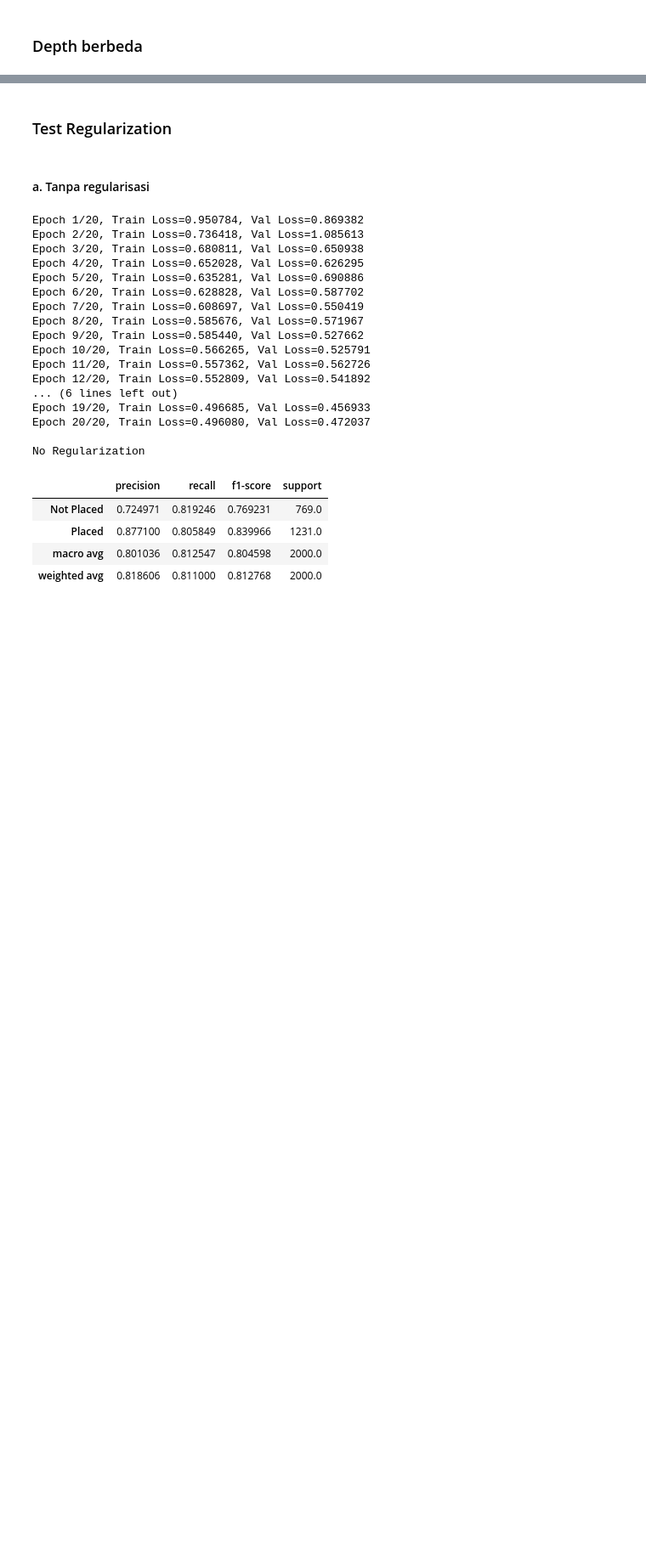
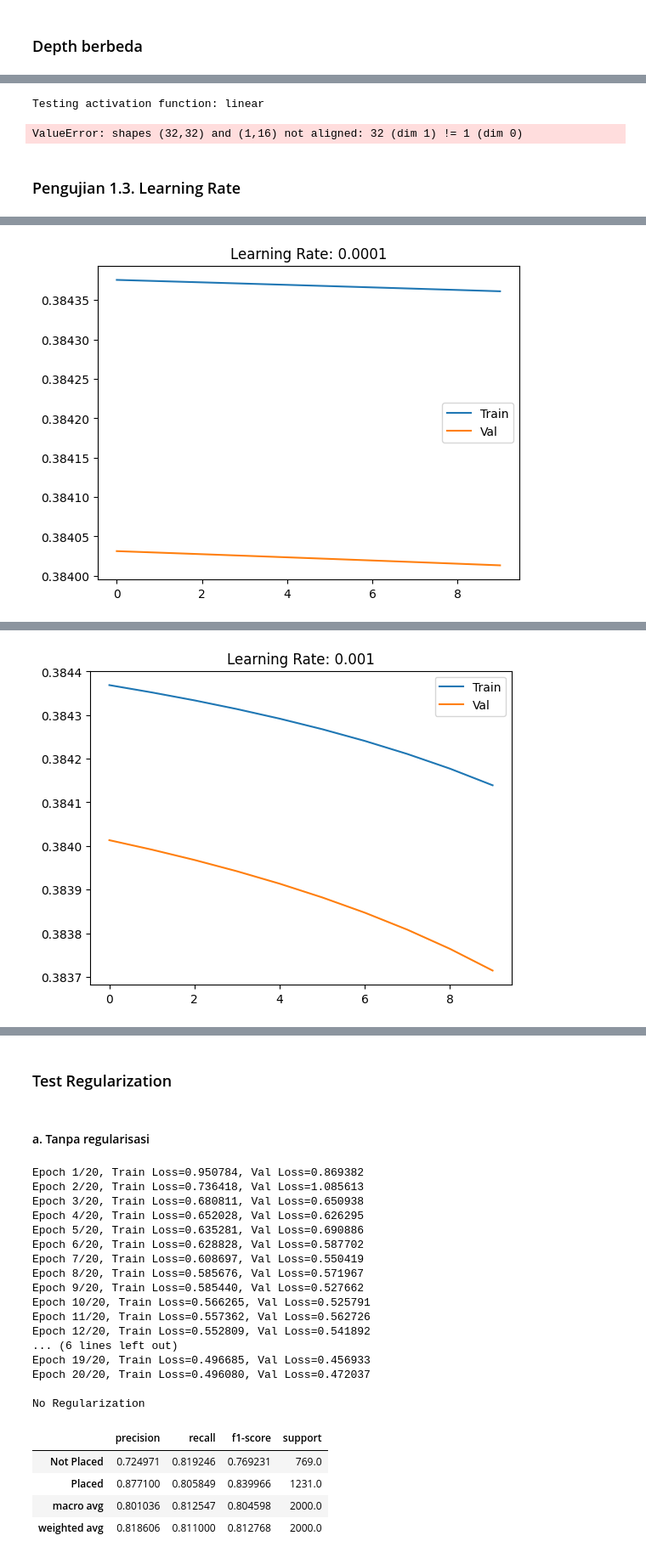
Before and after one commit to DiyahSusan/Tubes1-IF3270-ciamso, a Jupyter notebook: src/test.ipynb, the cells around one changed output, grey strips where cells are left out. Shown at 85% size. Drawn from its saved outputs; the diff is of its cells as text; code cells hidden in the pictures; blank space fills up the shorter version.

```diff
--- a/src/test.ipynb
+++ b/src/test.ipynb
@@ -501,0 +510,77 @@ Epoch 10/10, Train Loss=1.294739, Val Loss=1.294425
+# %%
+activation = {
+    "linear": (linear, linear_prime),
+    "relu": (relu, relu_prime),
+    "sigmoid": (sigmoid, sigmoid_prime),
+    "tanh": (hyperbolic_tangent, hyperbolic_tangent_prime),
+    # "softmax": (softmax, softmax_prime)
+}
+
+
+
+for act in activation:
+    print(f"Testing activation function: {act}")
+    model = NeuralNetwork()
+    model.add(DenseLayer(24, 16, he_init, l1_lambda=0.001, l2_lambda=0.01, seed=42))
+    model.add(ActivationLayer(*activation[act]))
+    model.add(DenseLayer(16, 16, he_init, l1_lambda=0.001, l2_lambda=0.01, seed=42))
+    model.add(ActivationLayer(*activation[act]))
+    model.add(DenseLayer(16, 1, xavier_init, l1_lambda=0.001, l2_lambda=0.01, seed=42))
+    model.add(ActivationLayer(softmax, softmax_prime))
+
+    model.use(mse, mse_prime)
+
+    history = model.train(
+        X_train_np, y_train_np,
+        X_val_np, y_val_np,
+        epochs=10,
+        batch_size=32,
+        learning_rate=0.01,
+        verbose=1
+    )
+
+    plt.title(f"Activation Function: {act}")
+    plt.plot(history['train_loss'], label='Train')
+    plt.plot(history['val_loss'], label='Val')
+    plt.legend()
+    plt.show()
+# %% [output]
+Testing activation function: linear
+ValueError: shapes (32,32) and (1,16) not aligned: 32 (dim 1) != 1 (dim 0)
+# %% [markdown]
+### Pengujian 1.3. Learning Rate
+# %%
+learning_rate = {
+    "learning rate 0.0001": 0.0001,
+    "learning rate 0.001": 0.001,
+    "learning rate 0.01": 0.01,
+    "learning rate 0.1": 0.1
+}
+
+for lr in learning_rate:
+    print(f"Testing learning rate: {lr}")
+    model = NeuralNetwork()
+    model.add(DenseLayer(24, 16, he_init, l1_lambda=0.001, l2_lambda=0.01, seed=42))
+    model.add(ActivationLayer(relu, relu_prime))
+    model.add(DenseLayer(16, 16, he_init, l1_lambda=0.001, l2_lambda=0.01, seed=42))
+    model.add(ActivationLayer(relu, relu_prime))
+    model.add(DenseLayer(16, 1, xavier_init, l1_lambda=0.001, l2_lambda=0.01, seed=42))
+    model.add(ActivationLayer(sigmoid, sigmoid_prime))  # output layer sigmoid
+
+    model.use(mse, mse_prime)
+
+    history = model.train(
+        X_train_np, y_train_np,
+        X_val_np, y_val_np,
+        epochs=10,
+        batch_size=32,
+        learning_rate=learning_rate[lr],
+        verbose=1
+    )
+
+    plt.title(f"Learning Rate: {learning_rate[lr]}")
+    plt.plot(history['train_loss'], label='Train')
+    plt.plot(history['val_loss'], label='Val')
+    plt.legend()
+    plt.show()
+# %% [output]
@@ -501,0 +598 @@ Epoch 10/10, Train Loss=1.294739, Val Loss=1.294425
+[figure, added]
@@ -501,0 +610 @@ Epoch 10/10, Train Loss=1.294739, Val Loss=1.294425
+[figure, added]
```
Also changed, not shown: parts of 13 cells of this notebook.
